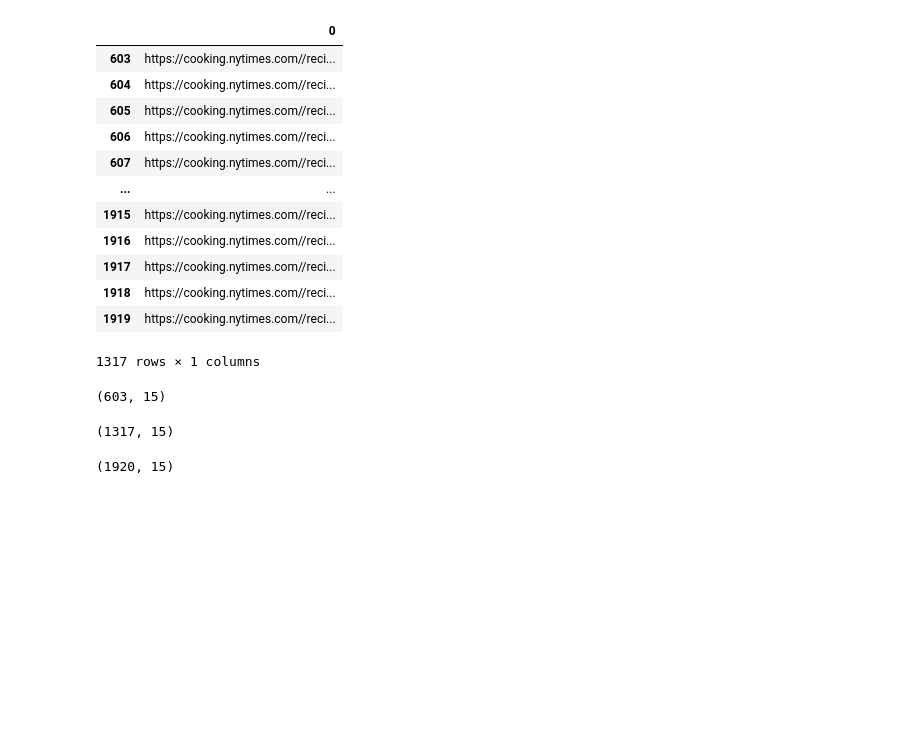
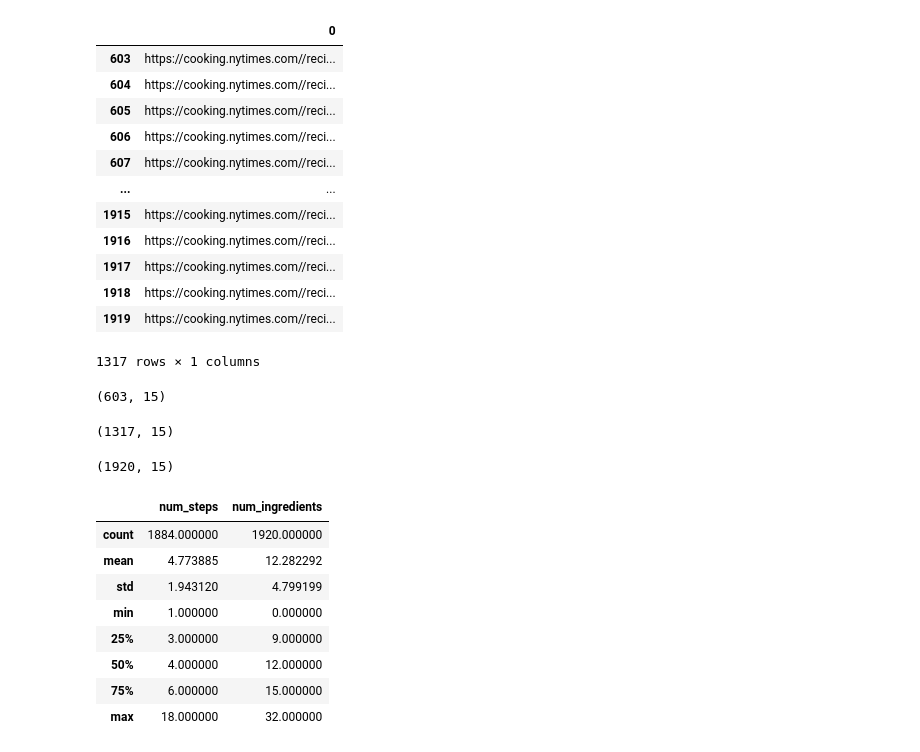
Before and after one commit to labb0t/nyt-recipe-popularity, a Jupyter notebook: nytcooking_scraper.ipynb, the cells around one changed output. Drawn from its saved outputs; the diff is of its cells as text; code cells hidden in the pictures; blank space fills up the shorter version.

```diff
--- a/nytcooking_scraper.ipynb
+++ b/nytcooking_scraper.ipynb
@@ -123,6 +143,9 @@ print(author)
 Judy Kim
 # %%
 #cook_time
-cook_time = soup.find('p', {'class': 'cooking-time'}).text
+cook_time = soup.find_all('span', {'class': 'recipe-yield-value'})[1].text
 print(cook_time)
+
+
+#<span class="recipe-yield-value">40 minutes&nbsp;</span>
 # %% [output]
@@ -265,7 +288,8 @@ def get_recipe_details(recipe_url):
 
     # cook time
     try:
-        cook_time = soup.find('p', {'class': 'cooking-time'}).text
+        cook_time = soup.find_all('span', {'class': 'recipe-yield-value'})[1].text
+        #cook_time = soup.find('p', {'class': 'cooking-time'}).text
     except:
         cook_time = np.NaN
 
@@ -378,7 +390,7 @@ len(recipe_steps)
 list_of_recipe_dicts = []
 count = 0
 
-for link in recipe_urls.iloc[603:][0]:
+for link in all_recipes:
     one_recipe = get_recipe_details(link)
     time.sleep(.5+2*random.random())
     list_of_recipe_dicts.append(one_recipe) #list of dicts to turn into dataframe
@@ -405,4 +417,4 @@ Recipes scraped:1317
 # %%
-df_second_batch = pd.DataFrame(list_of_recipe_dicts)
-df_second_batch.shape
+df = pd.DataFrame(list_of_recipe_dicts)
+df.shape
 # %% [output]
@@ -465,3 +477,15 @@ df.shape
 # %%
 with open('all_scraped_recipes.pickle', 'wb') as to_write:
     pickle.dump(df, to_write)
+# %%
+df.describe()
+# %% [output]
+|  | num_steps | num_ingredients |
+| count | 1884.000000 | 1920.000000 |
+| mean | 4.773885 | 12.282292 |
+| std | 1.943120 | 4.799199 |
+| min | 1.000000 | 0.000000 |
+| 25% | 3.000000 | 9.000000 |
+| 50% | 4.000000 | 12.000000 |
+| 75% | 6.000000 | 15.000000 |
+| max | 18.000000 | 32.000000 |
```
Also changed, not shown: parts of 8 cells of this notebook.
